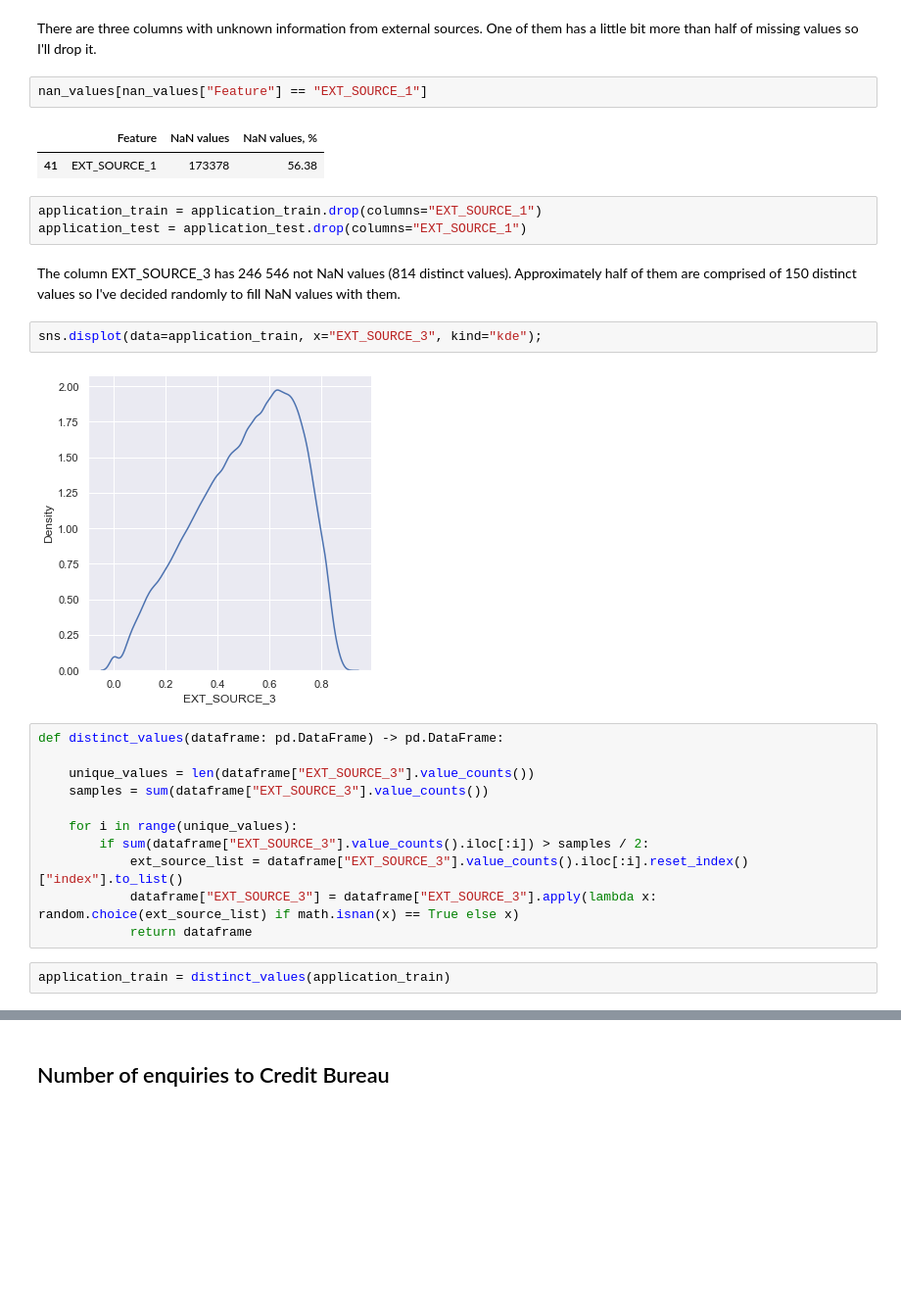
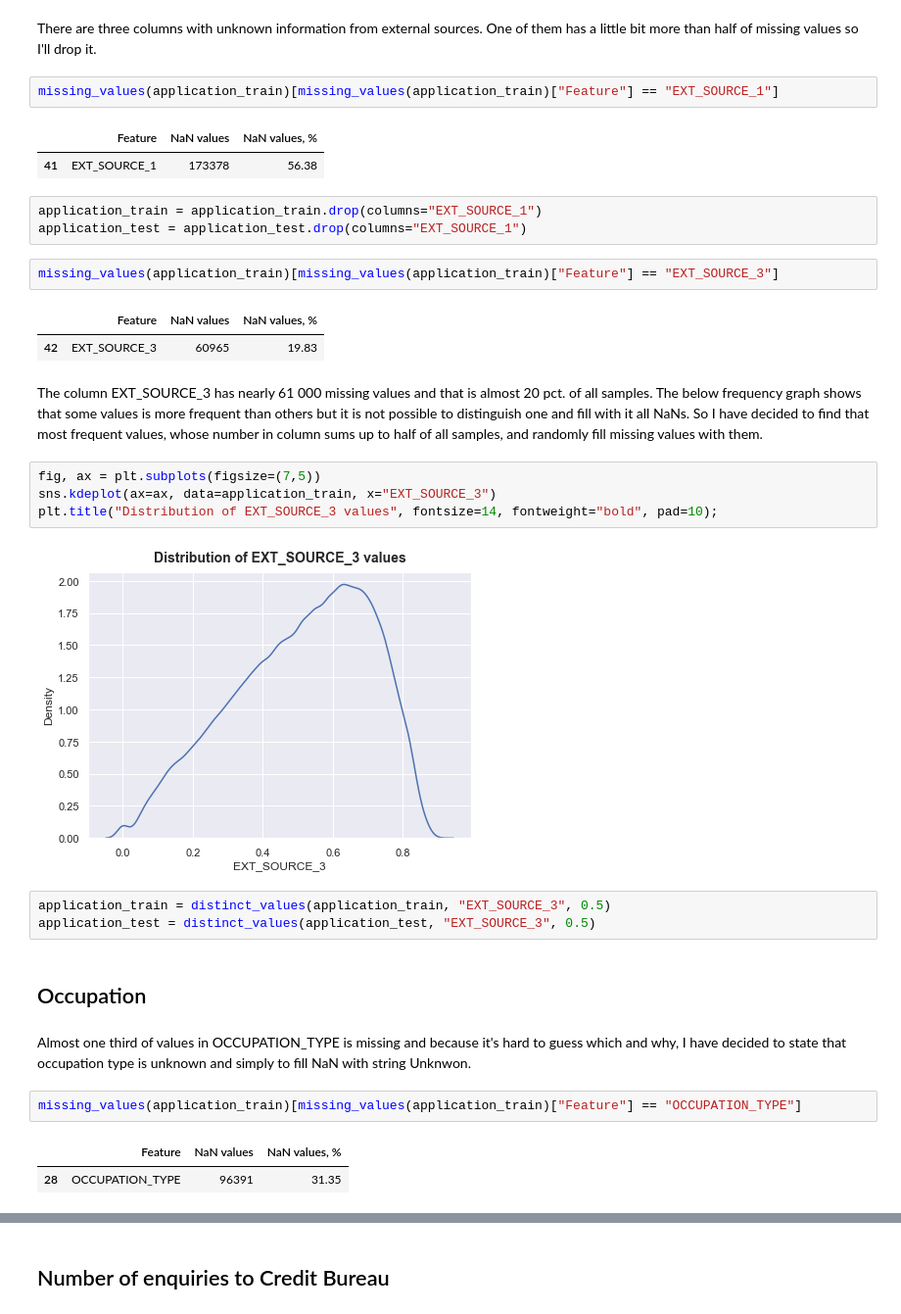
Before and after one commit to Gedas-LT/kaggle-home-credit, a Jupyter notebook: notebook.ipynb, the cells around one changed output, grey strips where cells are left out. Shown at 98% size. Saved outputs shown, nothing was run; the diff lists cells and outputs as text; blank space fills up the shorter version.

```diff
--- a/notebook.ipynb
+++ b/notebook.ipynb
@@ -238,30 +235,36 @@ application_test = application_test.drop(columns=building_info)
 ## External sources
 # %% [markdown]
 There are three columns with unknown information from external sources. One of them has a little bit more than half of missing values so I'll drop it.
-# %%
-nan_values[nan_values["Feature"] == "EXT_SOURCE_1"]
-# %% [output]
-|  | Feature | NaN values | NaN values, % |
-| 41 | EXT_SOURCE_1 | 173378 | 56.38 |
+# %%
+missing_values(application_train)[missing_values(application_train)["Feature"] == "EXT_SOURCE_1"]
+# %% [output]
+|  | Feature | NaN values | NaN values, % |
+| 41 | EXT_SOURCE_1 | 173378 | 56.38 |
 # %%
 application_train = application_train.drop(columns="EXT_SOURCE_1")
 application_test = application_test.drop(columns="EXT_SOURCE_1")
-# %% [markdown]
-The column EXT_SOURCE_3 has 246 546 not NaN values (814 distinct values). Approximately half of them are comprised of 150 distinct values so I've decided randomly to fill NaN values with them.
-# %%
-sns.displot(data=application_train, x="EXT_SOURCE_3", kind="kde");
-# %% [output]
-[figure, removed]
-# %%
-def distinct_values(dataframe: pd.DataFrame) -> pd.DataFrame:
-
-    unique_values = len(dataframe["EXT_SOURCE_3"].value_counts())
-    samples = sum(dataframe["EXT_SOURCE_3"].value_counts())
-
-    for i in range(unique_values):
-        if sum(dataframe["EXT_SOURCE_3"].value_counts().iloc[:i]) > samples / 2:
-            ext_source_list = dataframe["EXT_SOURCE_3"].value_counts().iloc[:i].reset_index()["index"].to_list()
-            dataframe["EXT_SOURCE_3"] = dataframe["EXT_SOURCE_3"].apply(lambda x: random.choice(ext_source_list) if math.isnan(x) == True else x)
-            return dataframe
-# %%
-application_train = distinct_values(application_train)
+# %%
+missing_values(application_train)[missing_values(application_train)["Feature"] == "EXT_SOURCE_3"]
+# %% [output]
+|  | Feature | NaN values | NaN values, % |
+| 42 | EXT_SOURCE_3 | 60965 | 19.83 |
+# %% [markdown]
+The column EXT_SOURCE_3 has nearly 61 000 missing values and that is almost 20 pct. of all samples. The below frequency graph shows that some values is more frequent than others but it is not possible to distinguish one and fill with it all NaNs. So I have decided to find that most frequent values, whose number in column sums up to half of all samples, and randomly fill missing values with them.
+# %%
+fig, ax = plt.subplots(figsize=(7,5))
+sns.kdeplot(ax=ax, data=application_train, x="EXT_SOURCE_3")
+plt.title("Distribution of EXT_SOURCE_3 values", fontsize=14, fontweight="bold", pad=10);
+# %% [output]
+[figure, added]
+# %%
+application_train = distinct_values(application_train, "EXT_SOURCE_3", 0.5)
+application_test = distinct_values(application_test, "EXT_SOURCE_3", 0.5)
+# %% [markdown]
+## Occupation
+# %% [markdown]
+Almost one third of values in OCCUPATION_TYPE is missing and because it's hard to guess which and why, I have decided to state that occupation type is unknown and simply to fill NaN with string Unknwon.
+# %%
+missing_values(application_train)[missing_values(application_train)["Feature"] == "OCCUPATION_TYPE"]
+# %% [output]
+|  | Feature | NaN values | NaN values, % |
+| 28 | OCCUPATION_TYPE | 96391 | 31.35 |
```
Also changed, not shown: parts of 26 cells of this notebook, 1 other file.
